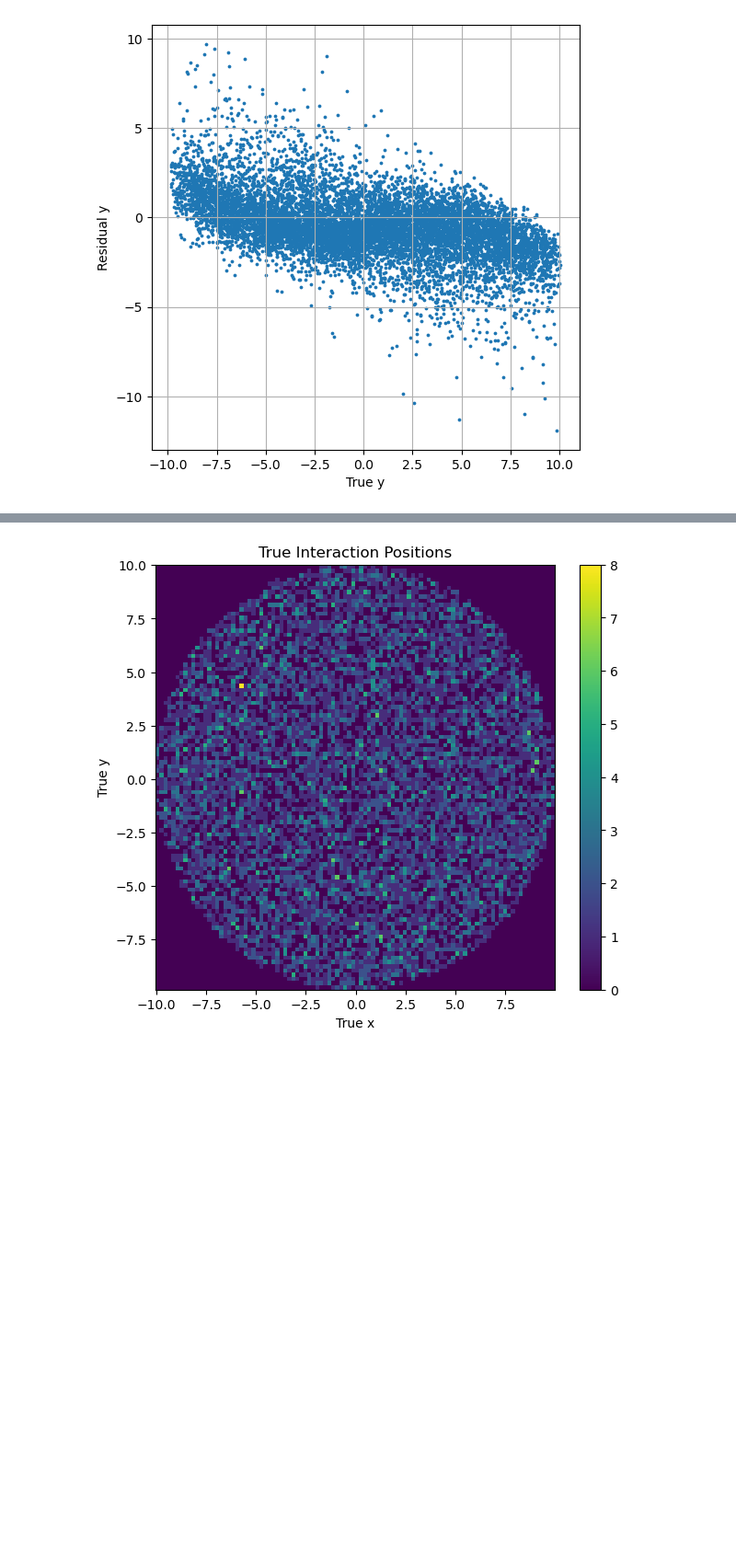
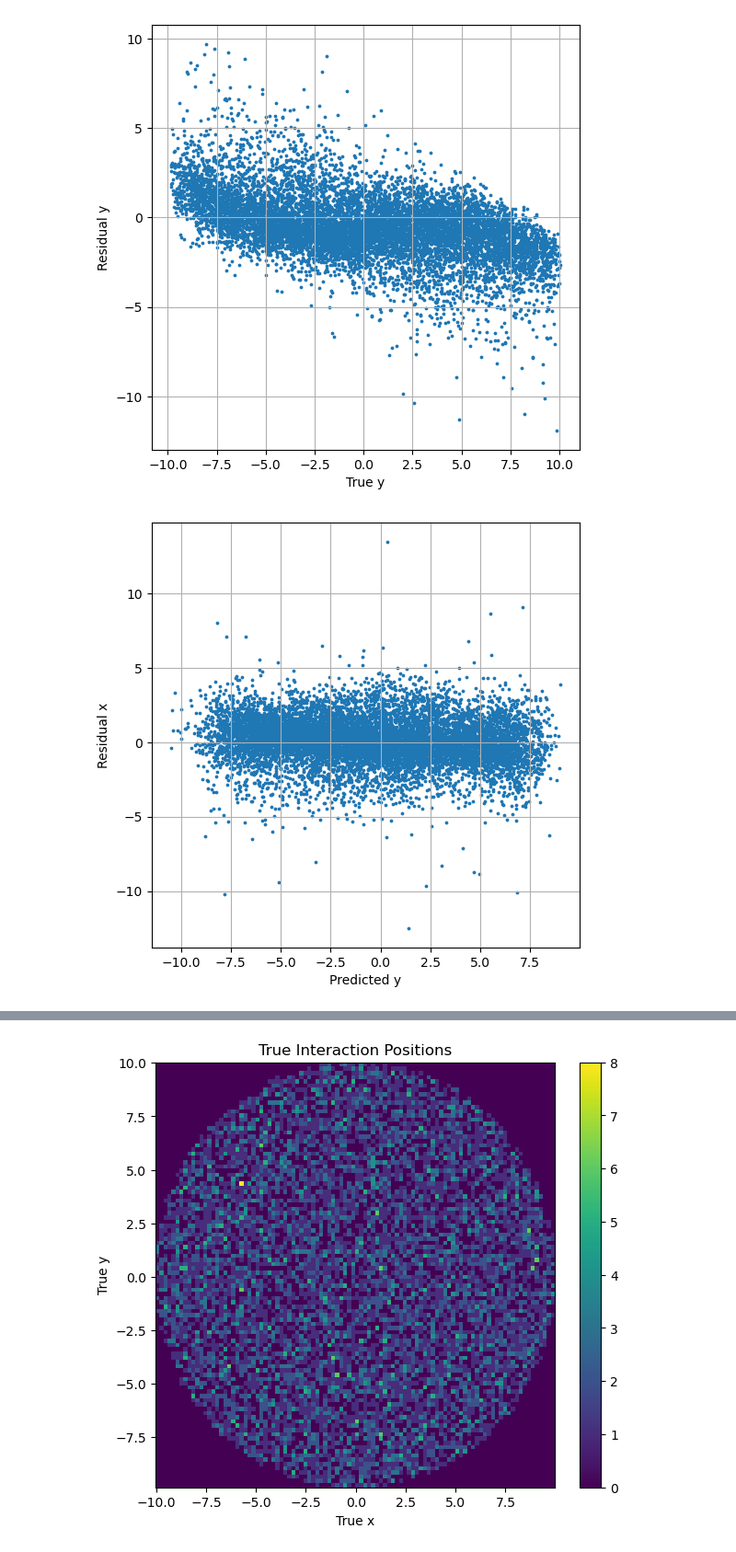
Before and after one commit to NeverL8/ADL, a Jupyter notebook: B04/B04_myStuff.ipynb, the cells around one changed output, grey strips where cells are left out. Shown at 92% size. Cells and saved outputs as stored; diff of their text form; code cells hidden in the pictures; blank space fills up the shorter version.

Commit message:
added a few plots

```diff
--- a/B04/B04_myStuff.ipynb
+++ b/B04/B04_myStuff.ipynb
@@ -444,3 +444,22 @@ plt.grid()
 plt.show()
 # %% [output]
 [figure]
+# %%
+plt.figure(figsize=(6, 6))
+
+plt.scatter(
+    all_preds[:, 1],
+    residual_x,
+    s=3,
+)
+
+
+plt.xlabel("Predicted y")
+plt.ylabel("Residual x")
+
+
+plt.grid()
+
+plt.show()
+# %% [output]
+[figure, added]
```
Also changed, not shown: parts of 1 cell of this notebook.
